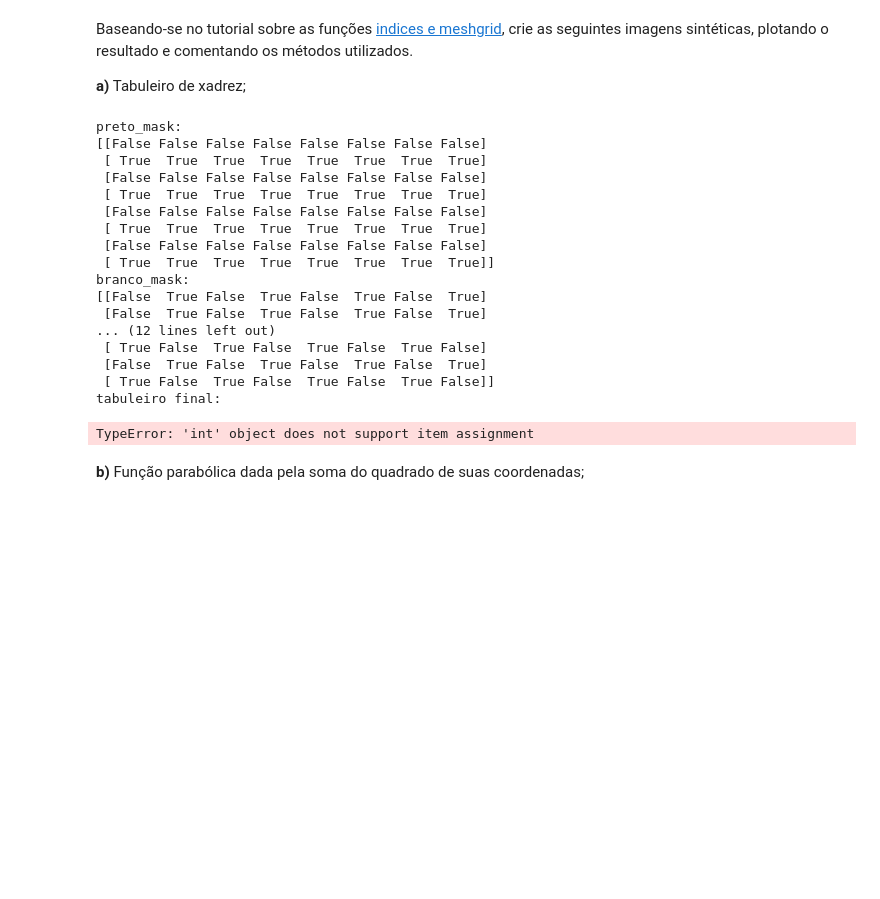
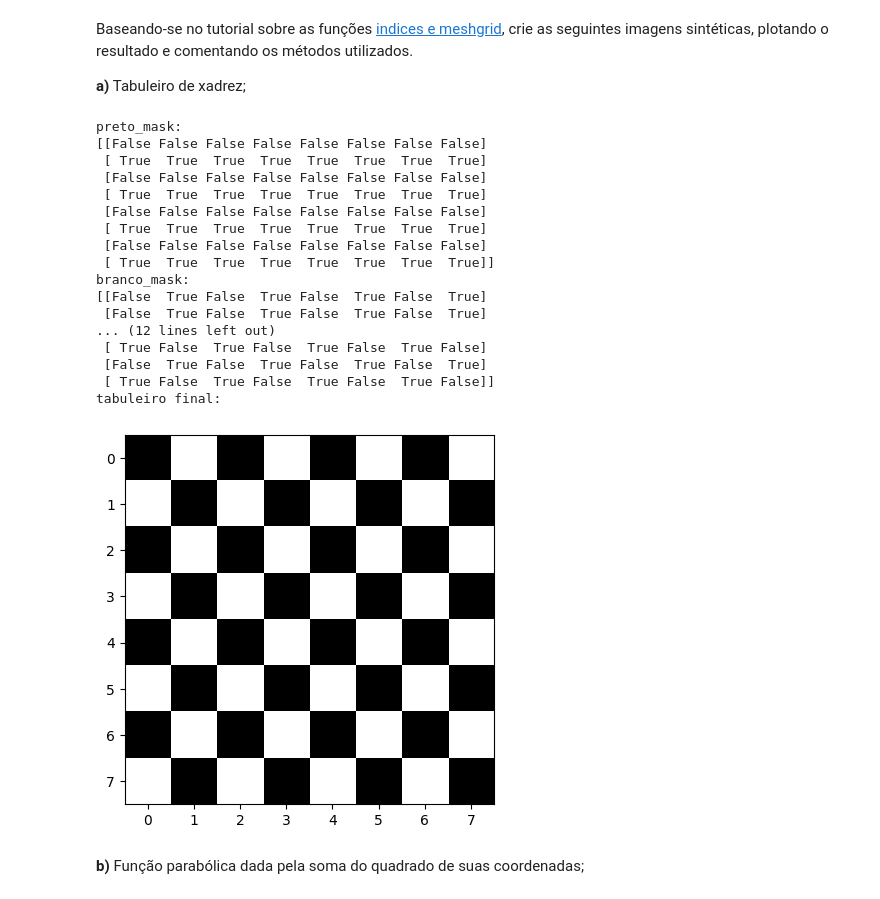
Before and after one commit to UNICAMP-EA979/2026s1-pi01-numpy-JoaoLucasMoraisOrtiz, a Jupyter notebook: Atividade.ipynb, the cells around one changed output. Drawn from its saved outputs; the diff is of its cells as text; code cells hidden in the pictures; blank space fills up the shorter version.

Commit message:
atividade finalizada

```diff
--- a/Atividade.ipynb
+++ b/Atividade.ipynb
@@ -494,35 +495,36 @@ print(preto_mask)
 print('branco_mask:')
 branco_mask = branco == 1
 print(branco_mask)
 print('preto_mask ^ branco_mask:')
 print(preto_mask ^ branco_mask)
 mask_final = preto_mask ^ branco_mask
 print('tabuleiro final:')
 tabuleiro = np.zeros((8, 8), dtype=int)
 
-#escreve o preto|branco|preto|branco
-tabuleiro = tabuleiro[mask_final] = 1
+# escreve o padrão preto|branco|preto|branco
+tabuleiro[mask_final] = 1
+# usando escala de cinza pois o imgshow usa cores esquisitas por padrão, então para mostrar o preto e branco, é necessário usar a escala de cinza, onde o valor 0 é preto e o valor 1 é branco.
 plt.imshow(tabuleiro, cmap='gray', vmin=0, vmax=1)
 
 print()
 # %% [output]
 preto_mask:
 [[False False False False False False False False]
  [ True  True  True  True  True  True  True  True]
  [False False False False False False False False]
  [ True  True  True  True  True  True  True  True]
  [False False False False False False False False]
  [ True  True  True  True  True  True  True  True]
  [False False False False False False False False]
  [ True  True  True  True  True  True  True  True]]
 branco_mask:
 [[False  True False  True False  True False  True]
  [False  True False  True False  True False  True]
 ... (12 lines left out)
  [ True False  True False  True False  True False]
  [False  True False  True False  True False  True]
  [ True False  True False  True False  True False]]
 tabuleiro final:
-TypeError: 'int' object does not support item assignment
+[figure, added]
 # %% [markdown]
 **b)** Função parabólica dada pela soma do quadrado de suas coordenadas;
```
Also changed, not shown: parts of 23 cells of this notebook, 1 other file.
